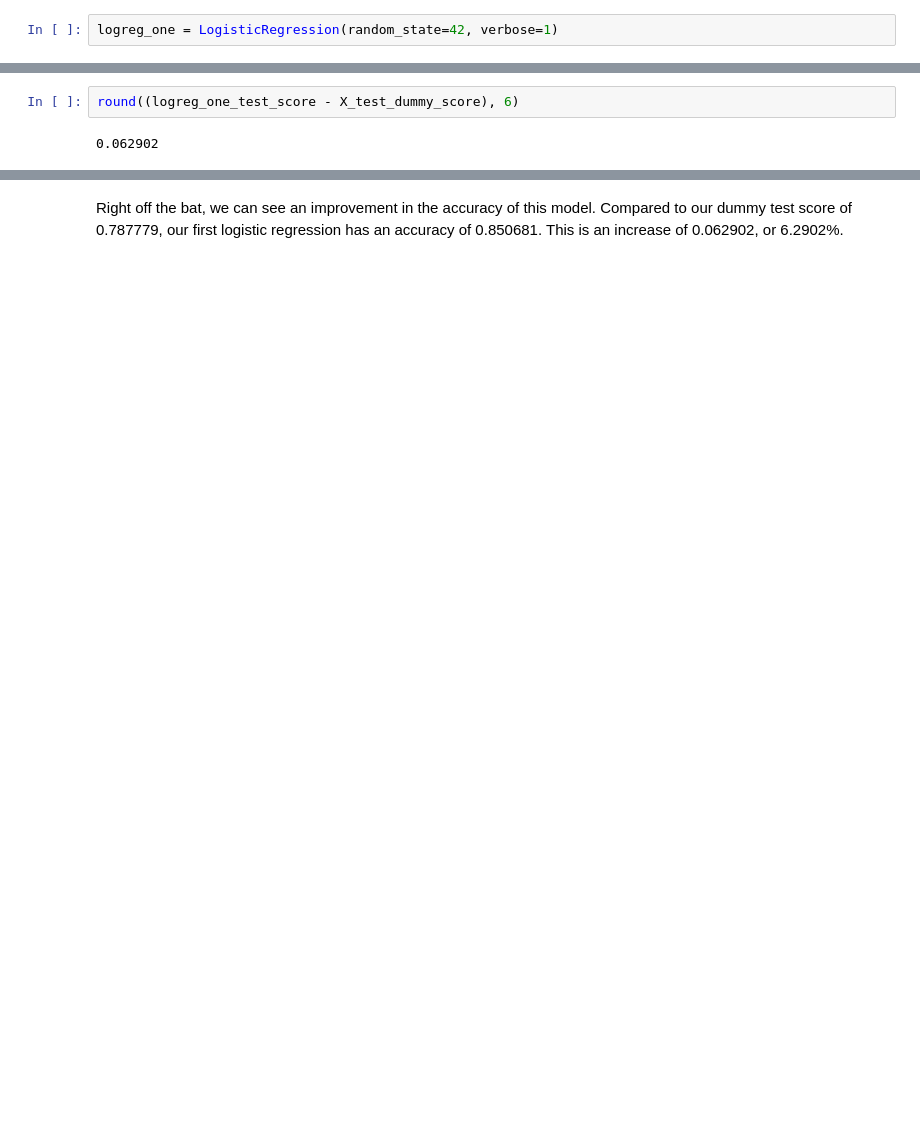
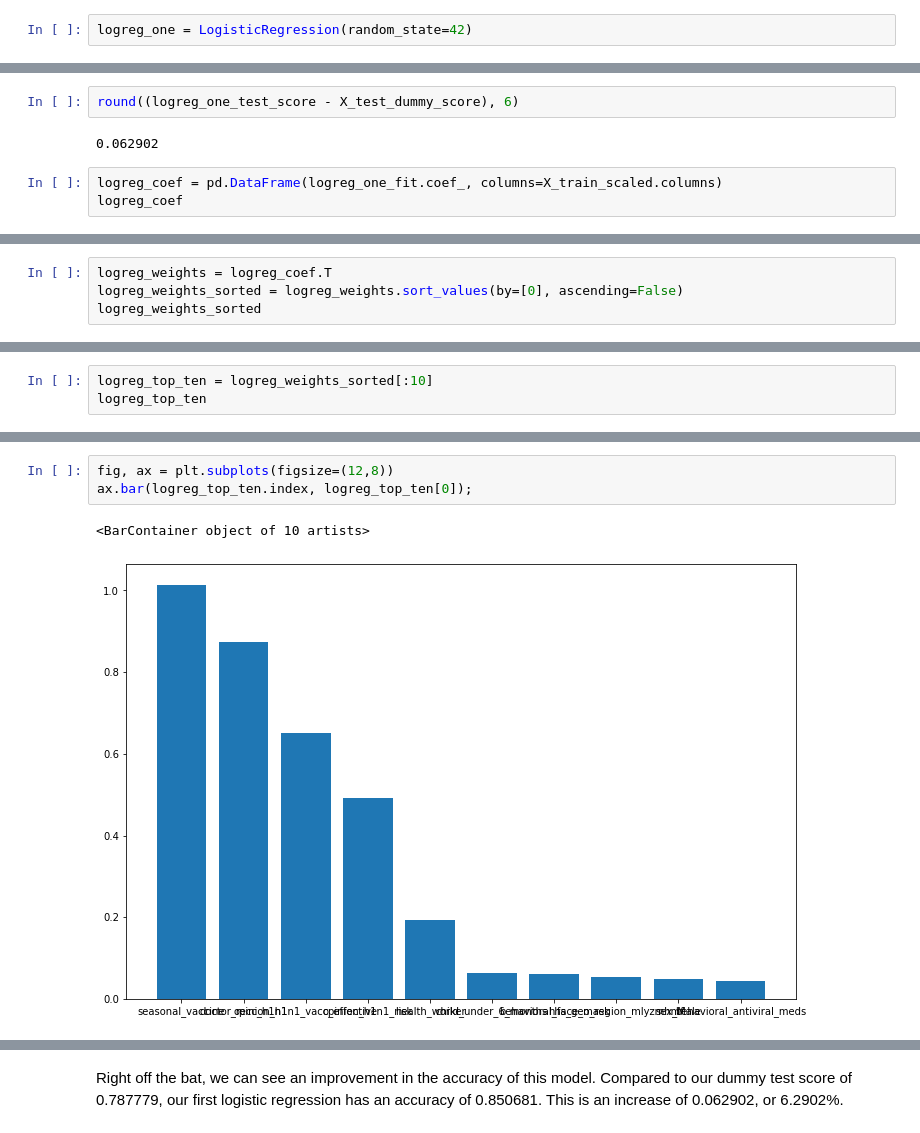
Before and after one commit to ChumpyDuelle/h1n1-and-seasonal-flu-vaccines, a Jupyter notebook: h1n1-and-seasonal-flu-vaccines.ipynb, the cells around one changed output, grey strips where cells are left out. Saved outputs shown, nothing was run; the diff lists cells and outputs as text; blank space fills up the shorter version.

Commit message:
worked-on-some-visualizations

```diff
--- a/h1n1-and-seasonal-flu-vaccines.ipynb
+++ b/h1n1-and-seasonal-flu-vaccines.ipynb
@@ -1371,6 +1379,6 @@ Name: h1n1_vaccine, dtype: float64
 # %% [markdown]
 Rounded to the default number of places, we can see that these values are identical. Let's move on to our first simple model, a LogisticRegression, to see how well it performs with the default values. Then, we will manually tune the hyperparameters to see if we can improve its performance.
 # %%
-logreg_one = LogisticRegression(random_state=42, verbose=1)
+logreg_one = LogisticRegression(random_state=42)
 # %%
 logreg_one_fit = logreg_one.fit(X_train_scaled, y_train)
@@ -1391,3 +1407,6 @@ lr_1_test_score: 0.850681
 round((logreg_one_test_score - X_test_dummy_score), 6)
 # %% [output]
 0.062902
+# %%
+logreg_coef = pd.DataFrame(logreg_one_fit.coef_, columns=X_train_scaled.columns)
+logreg_coef
@@ -1393,0 +1417,4 @@ round((logreg_one_test_score - X_test_dummy_score), 6)
+# %%
+logreg_weights = logreg_coef.T
+logreg_weights_sorted = logreg_weights.sort_values(by=[0], ascending=False)
+logreg_weights_sorted
@@ -1393,0 +1439,3 @@ round((logreg_one_test_score - X_test_dummy_score), 6)
+# %%
+logreg_top_ten = logreg_weights_sorted[:10]
+logreg_top_ten
@@ -1393,0 +1454,6 @@ round((logreg_one_test_score - X_test_dummy_score), 6)
+# %%
+fig, ax = plt.subplots(figsize=(12,8))
+ax.bar(logreg_top_ten.index, logreg_top_ten[0]);
+# %% [output]
+<BarContainer object of 10 artists>
+[figure, added]
```
Also changed, not shown: parts of 35 cells of this notebook.
